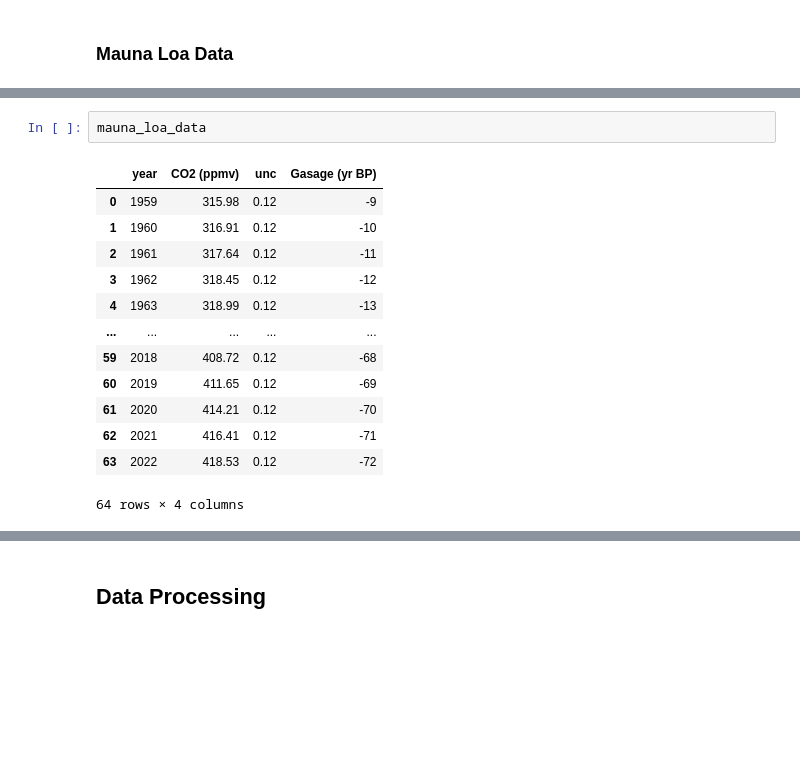
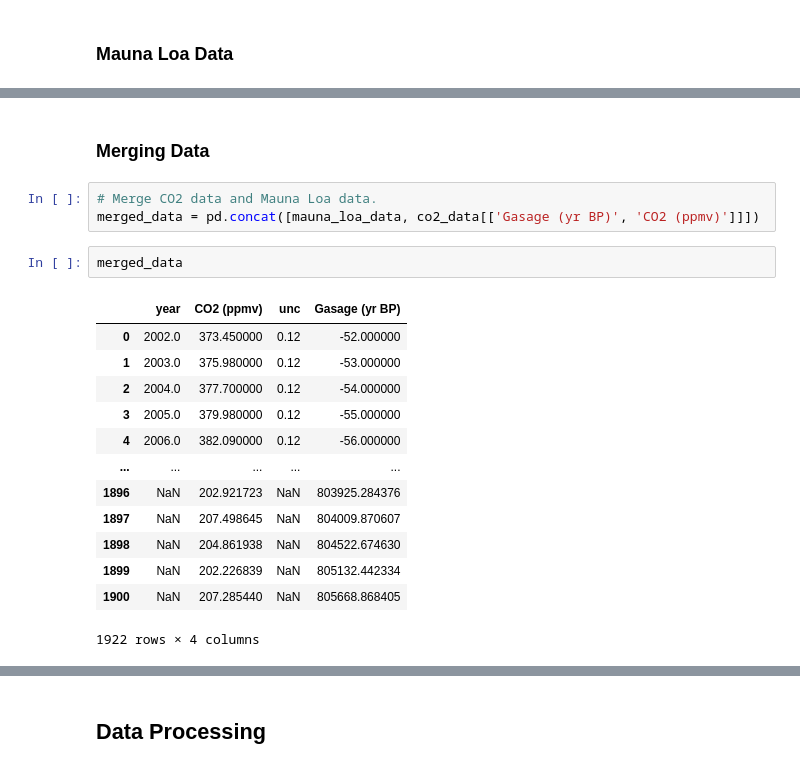
Before and after one commit to claretubs/paleo-present-climate-data, a Jupyter notebook: project.ipynb, the cells around one changed output, grey strips where cells are left out. Cells and saved outputs as stored; diff of their text form; blank space fills up the shorter version.

```diff
--- a/project.ipynb
+++ b/project.ipynb
@@ -48,16 +75,21 @@ mauna_loa_data = mauna_loa_data.rename(columns=({'mean':'CO2 (ppmv)'}))
-# %%
-mauna_loa_data
-# %% [output]
-|  | year | CO2 (ppmv) | unc | Gasage (yr BP) |
-| 0 | 1959 | 315.98 | 0.12 | -9 |
-| 1 | 1960 | 316.91 | 0.12 | -10 |
-| 2 | 1961 | 317.64 | 0.12 | -11 |
-| 3 | 1962 | 318.45 | 0.12 | -12 |
-| 4 | 1963 | 318.99 | 0.12 | -13 |
-| ... | ... | ... | ... | ... |
-| 59 | 2018 | 408.72 | 0.12 | -68 |
-| 60 | 2019 | 411.65 | 0.12 | -69 |
-| 61 | 2020 | 414.21 | 0.12 | -70 |
-| 62 | 2021 | 416.41 | 0.12 | -71 |
-| 63 | 2022 | 418.53 | 0.12 | -72 |
-64 rows × 4 columns
+# %% [markdown]
+### Merging Data
+# %%
+# Merge CO2 data and Mauna Loa data.
+merged_data = pd.concat([mauna_loa_data, co2_data[['Gasage (yr BP)', 'CO2 (ppmv)']]])
+# %%
+merged_data
+# %% [output]
+|  | year | CO2 (ppmv) | unc | Gasage (yr BP) |
+| 0 | 2002.0 | 373.450000 | 0.12 | -52.000000 |
+| 1 | 2003.0 | 375.980000 | 0.12 | -53.000000 |
+| 2 | 2004.0 | 377.700000 | 0.12 | -54.000000 |
+| 3 | 2005.0 | 379.980000 | 0.12 | -55.000000 |
+| 4 | 2006.0 | 382.090000 | 0.12 | -56.000000 |
+| ... | ... | ... | ... | ... |
+| 1896 | NaN | 202.921723 | NaN | 803925.284376 |
+| 1897 | NaN | 207.498645 | NaN | 804009.870607 |
+| 1898 | NaN | 204.861938 | NaN | 804522.674630 |
+| 1899 | NaN | 202.226839 | NaN | 805132.442334 |
+| 1900 | NaN | 207.285440 | NaN | 805668.868405 |
+1922 rows × 4 columns
```
Also changed, not shown: parts of 5 cells of this notebook.
